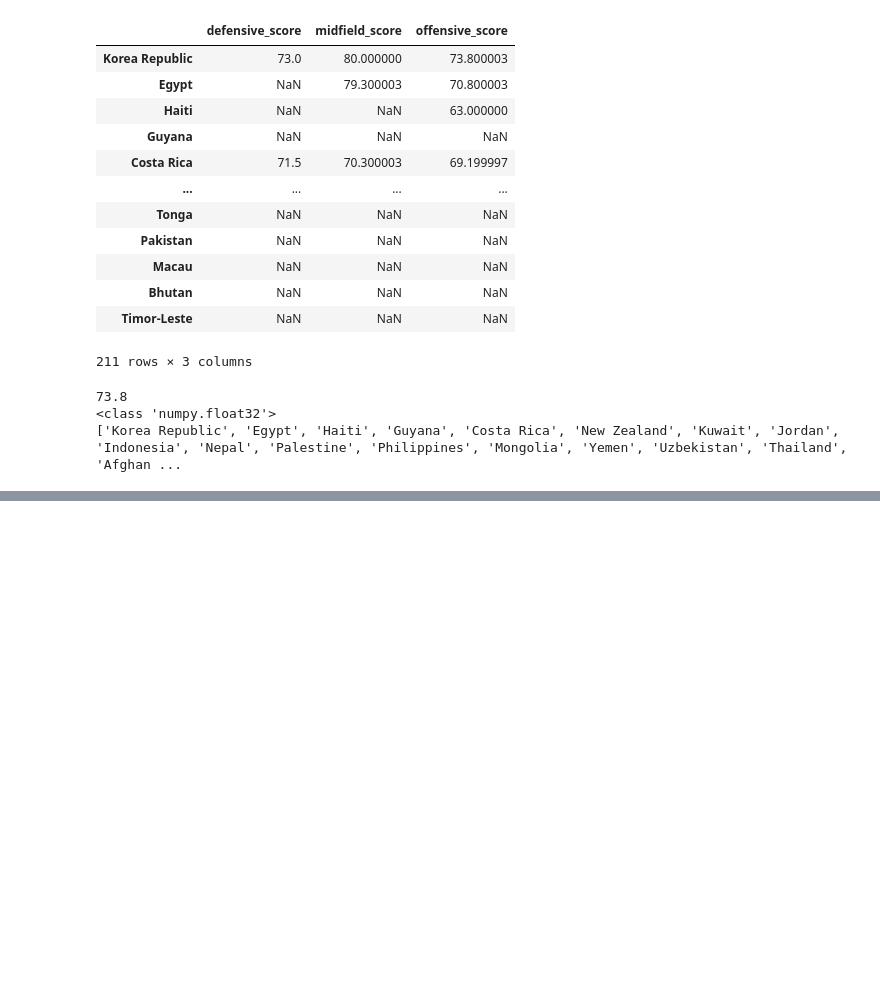
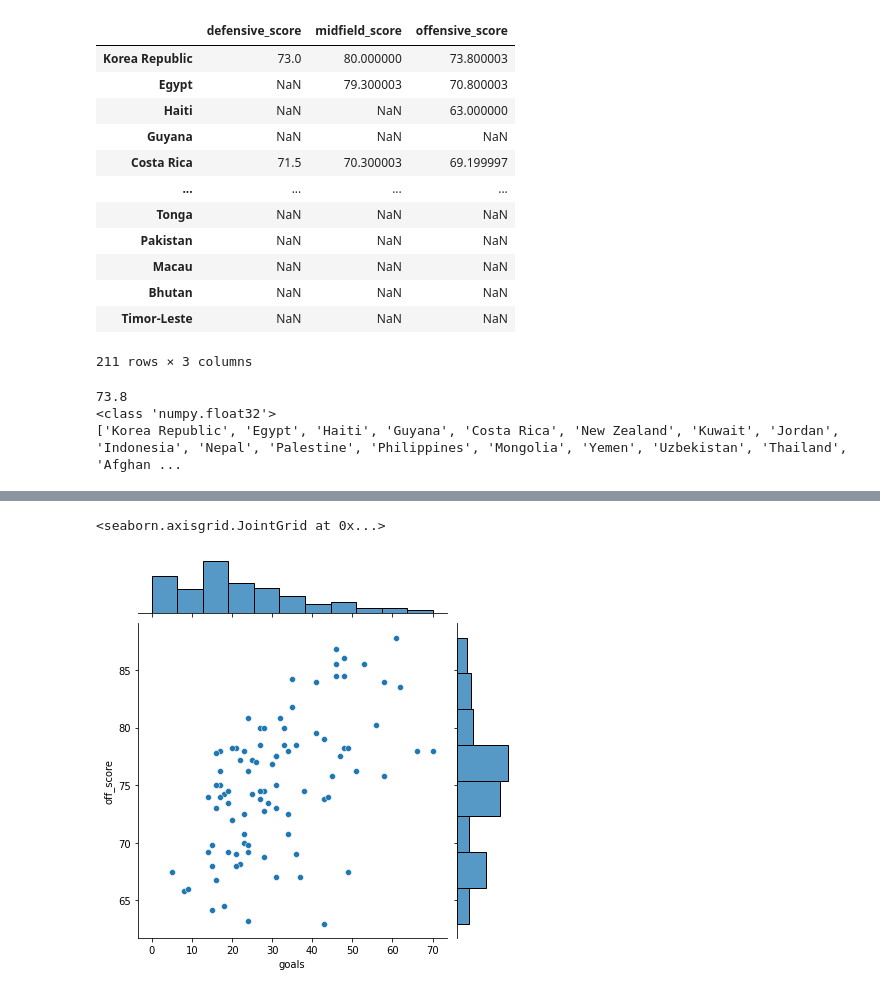
Before and after one commit to TheNaFeR02/FIFA-WorldCup2022-Predictions, a Jupyter notebook: FIFA_WorldCup2022_Predictions.ipynb, the cells around one changed output, grey strips where cells are left out. Cells and saved outputs as stored; diff of their text form; code cells hidden in the pictures; blank space fills up the shorter version.

```diff
--- a/FIFA_WorldCup2022_Predictions.ipynb
+++ b/FIFA_WorldCup2022_Predictions.ipynb
@@ -153,0 +446,5 @@ best_off_country
+# %%
+sns.jointplot(data=goals_offscore_early2021,x='goals',y='off_score')
+# %% [output]
+<seaborn.axisgrid.JointGrid at 0x...>
+[figure, added]
```
Also changed, not shown: parts of 31 cells of this notebook.
